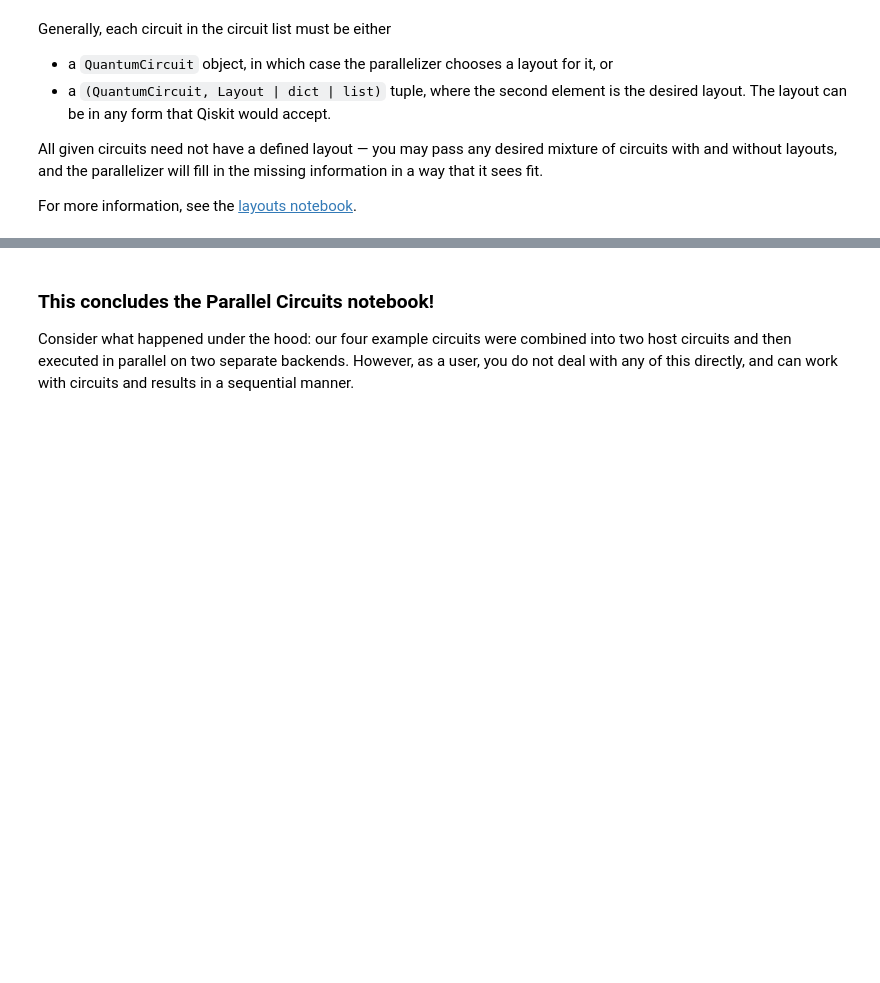
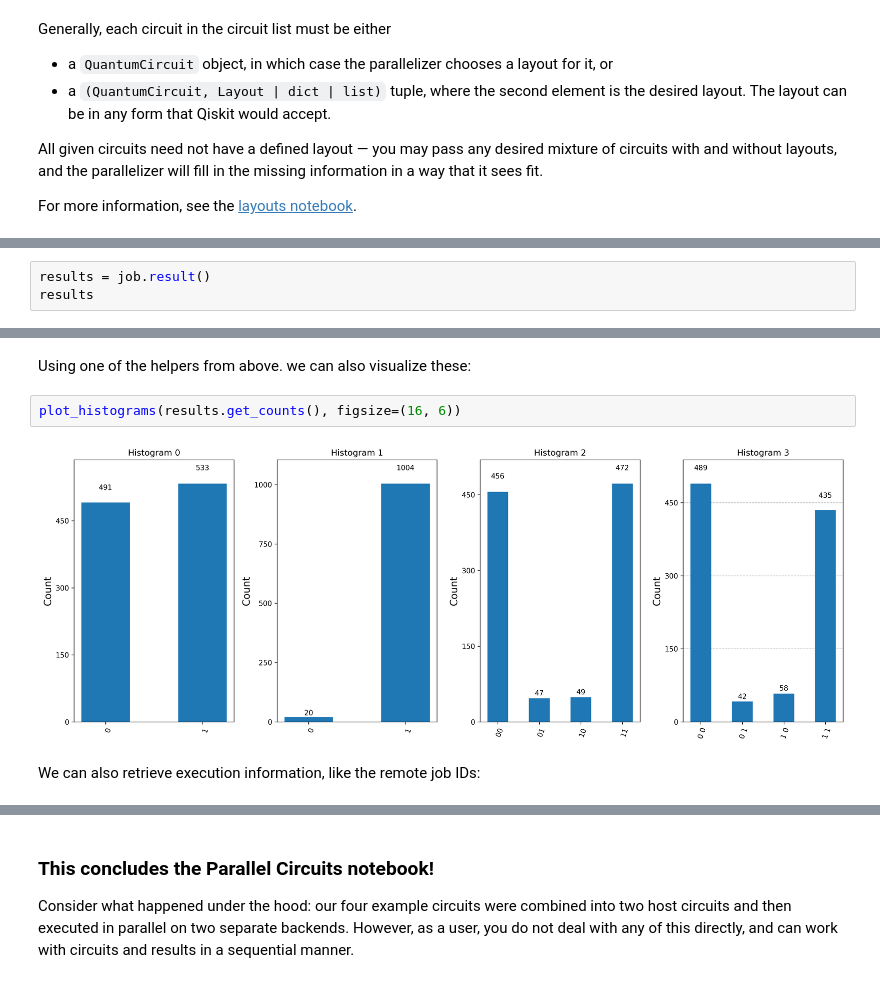
Before and after one commit to vttresearch/qc-parallelizer, a Jupyter notebook: notebooks/parallel-circuits-introduction.ipynb, the cells around one changed output, grey strips where cells are left out. Saved outputs shown, nothing was run; the diff lists cells and outputs as text; blank space fills up the shorter version.

```diff
--- a/notebooks/parallel-circuits-introduction.ipynb
+++ b/notebooks/parallel-circuits-introduction.ipynb
@@ -331,0 +336,3 @@ Metadata #3: {'tag': 'hotel-alpha'}
+# %%
+results = job.result()
+results
@@ -331,0 +355,8 @@ Metadata #3: {'tag': 'hotel-alpha'}
+# %% [markdown]
+Using one of the helpers from above. we can also visualize these:
+# %%
+plot_histograms(results.get_counts(), figsize=(16, 6))
+# %% [output]
+[figure, added]
+# %% [markdown]
+We can also retrieve execution information, like the remote job IDs:
```
Also changed, not shown: parts of 53 cells of this notebook, 33 other files.
